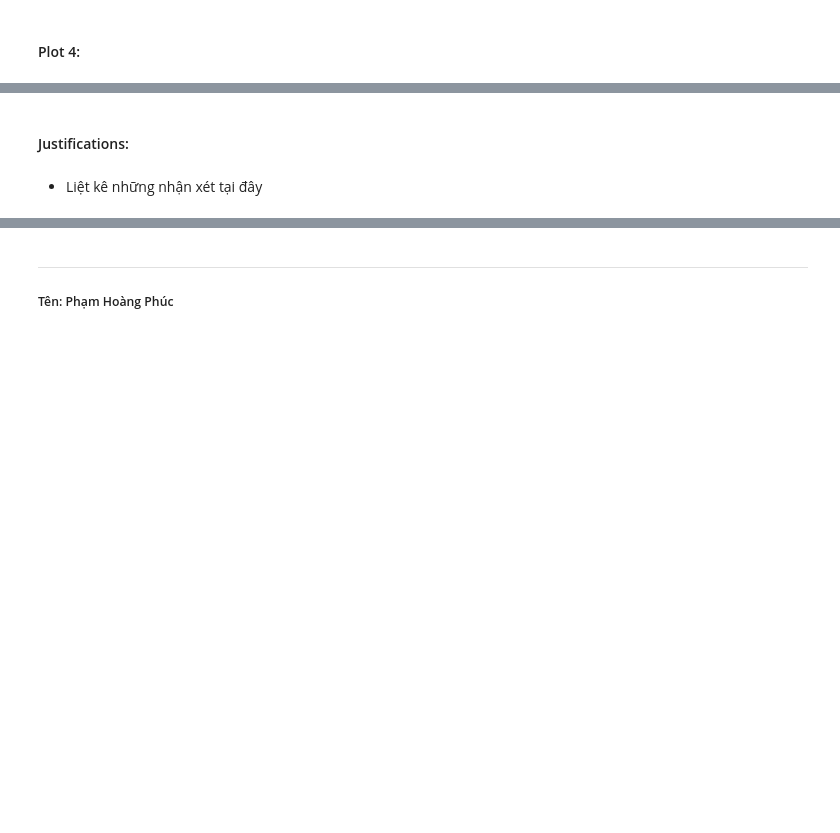
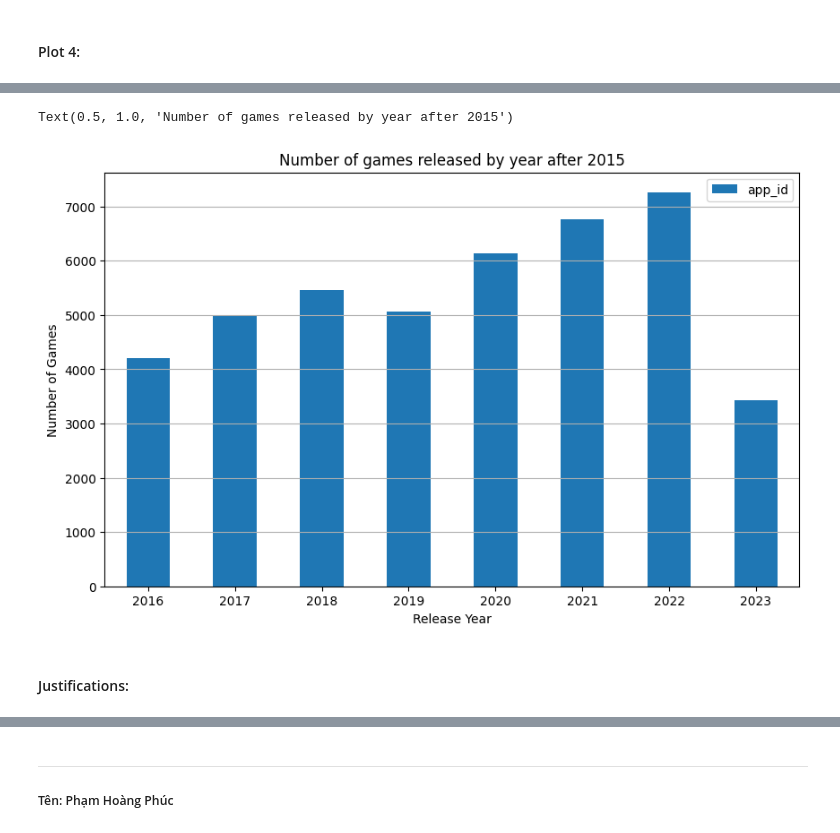
Before and after one commit to ThxgHntr/steam-games-data-analysis, a Jupyter notebook: final_project.ipynb, the cells around one changed output, grey strips where cells are left out. Drawn from its saved outputs; the diff is of its cells as text; code cells hidden in the pictures; blank space fills up the shorter version.

```diff
--- a/final_project.ipynb
+++ b/final_project.ipynb
@@ -404,0 +425,8 @@ df_merge_2.to_csv('games.csv', index=False)
+# %%
+df_merge_2['date_release'] = pd.to_datetime(df_merge_2['date_release'])
+# %%
+# Select data after 2015
+data = df_merge_2[df_merge_2['date_release'].dt.year > 2015]
+# %%
+# create new column 'release_year'
+data['release_year'] = data['date_release'].dt.year
@@ -404,0 +439,4 @@ df_merge_2.to_csv('games.csv', index=False)
+# %%
+# Count number of games released by year
+df_game_by_year = data.groupby('release_year').agg({'app_id': 'count'}).reset_index()
+df_game_by_year
@@ -405,4 +453,12 @@ df_merge_2.to_csv('games.csv', index=False)
+# %%
+df_game_by_year.plot(x='release_year', y='app_id', kind='bar', figsize=(10, 6))
+plt.xlabel('Release Year')
+plt.grid(axis='y')
+plt.xticks(rotation=0)
+plt.ylabel('Number of Games')
+plt.title('Number of games released by year after 2015')
+# %% [output]
+Text(0.5, 1.0, 'Number of games released by year after 2015')
+[figure, added]
 # %% [markdown]
 #### Justifications:
-# %% [markdown]
-- Liệt kê những nhận xét tại đây
```
Also changed, not shown: parts of 21 cells of this notebook, 1 other file.
